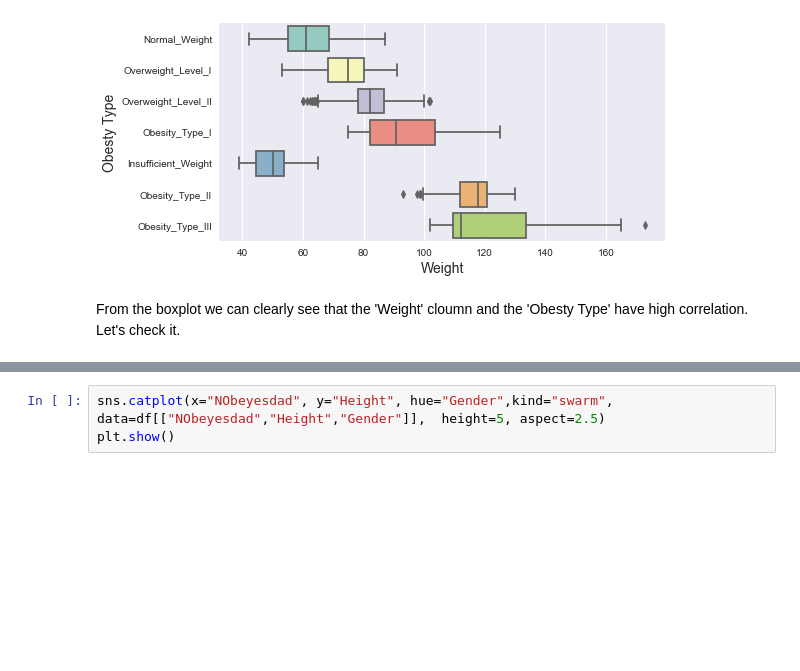
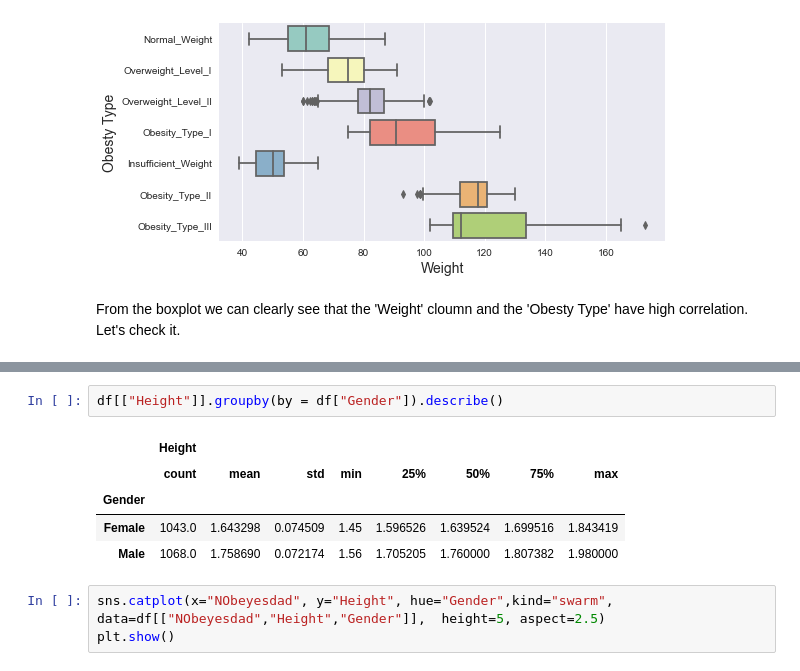
Before and after one commit to NoaAmichai/Obesity-Data-Science-Project, a Jupyter notebook: Obesity.ipynb, the cells around one changed output, grey strips where cells are left out. Saved outputs shown, nothing was run; the diff lists cells and outputs as text; blank space fills up the shorter version.

```diff
--- a/Obesity.ipynb
+++ b/Obesity.ipynb
@@ -186,3 +186,11 @@ df[["Age","Height"]].groupby(by = df["Gender"]).describe()
+# %%
+df[["Height"]].groupby(by = df["Gender"]).describe()
+# %% [output]
+|  | Height |  |  |  |  |  |  |  |
+|  | count | mean | std | min | 25% | 50% | 75% | max |
+| Gender |  |  |  |  |  |  |  |  |
+| Female | 1043.0 | 1.643298 | 0.074509 | 1.45 | 1.596526 | 1.639524 | 1.699516 | 1.843419 |
+| Male | 1068.0 | 1.758690 | 0.072174 | 1.56 | 1.705205 | 1.760000 | 1.807382 | 1.980000 |
 # %%
 sns.catplot(x="NObeyesdad", y="Height", hue="Gender",kind="swarm", data=df[["NObeyesdad","Height","Gender"]],  height=5, aspect=2.5)
 plt.show()
```
Also changed, not shown: parts of 13 cells of this notebook.
